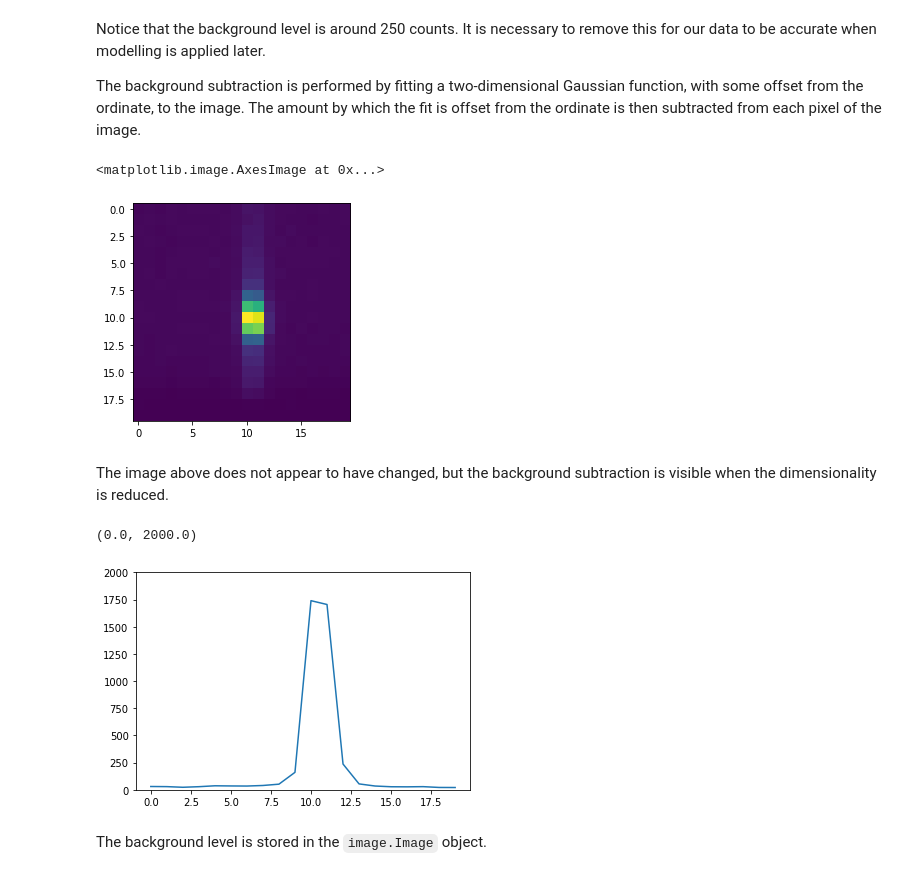
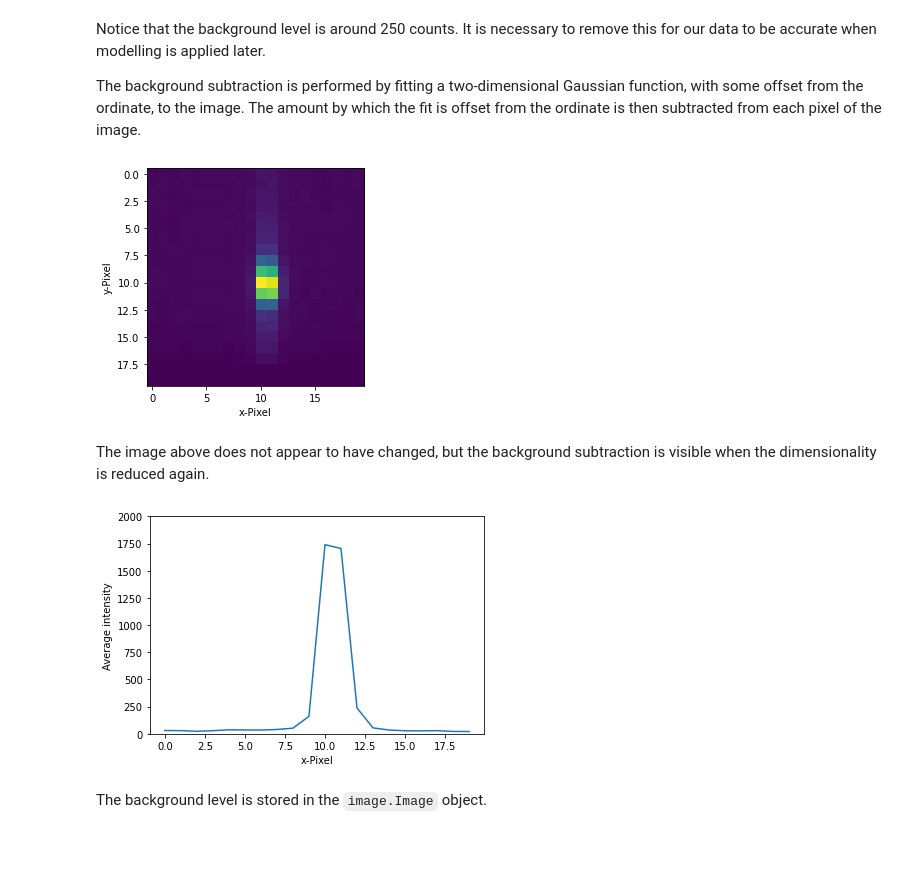
Before and after one commit to DiamondLightSource/islatu, a Jupyter notebook: docs/source/liquid_surface.ipynb, the cells around one changed output. Saved outputs shown, nothing was run; the diff lists cells and outputs as text; code cells hidden in the pictures; blank space fills up the shorter version.

```diff
--- a/docs/source/liquid_surface.ipynb
+++ b/docs/source/liquid_surface.ipynb
@@ -51,2 +40,2 @@ files = ['refl_{}.dat'.format(i) for i in range(1, 6)]
 # %%
-refl = refl_data.Profile(files, io.i07_dat_parser)
+refl = Profile(files, i07_dat_parser)
@@ -65,4 +59,8 @@ q = dat[-1].data['qdcd'][10]
 # %%
-im = image.Image(dat[-1].data['file'][10])
+im = Image(refl.scans[-1].data['file'][10])
 plt.imshow(im.n)
+plt.xlabel('x-Pixel')
+plt.ylabel('y-Pixel')
+plt.show()
+print('q = {} Å'.format(refl.scans[-1].q[10].n))
 # %% [output]
@@ -92,19 +95,23 @@ It is necessary to remove this for our data to be accurate when modelling is app
 The background subtraction is performed by fitting a two-dimensional Gaussian function, with some offset from the ordinate, to the image.
 The amount by which the fit is offset from the ordinate is then subtracted from each pixel of the image.
 # %%
-im.background_subtraction(background.fit_gaussian_2d)
+im.background_subtraction(fit_gaussian_2d)
 plt.imshow(im.n)
+plt.xlabel('x-Pixel')
+plt.ylabel('y-Pixel')
+plt.show()
 # %% [output]
-<matplotlib.image.AxesImage at 0x...>
-[figure, old version]
+[figure, new version]
 # %% [markdown]
-The image above does not appear to have changed, but the background subtraction is visible when the dimensionality is reduced.
+The image above does not appear to have changed, but the background subtraction is visible when the dimensionality is reduced again.
 # %%
 plt.plot(im.n.mean(axis=0))
+plt.xlabel('x-Pixel')
+plt.ylabel('Average intensity')
 plt.ylim(0, 2000)
+plt.show()
 # %% [output]
-(0.0, 2000.0)
-[figure, old version]
+[figure, new version]
 # %% [markdown]
 The background level is stored in the `image.Image` object.
 # %%
```
Also changed, not shown: parts of 59 cells of this notebook, 4 other files.
